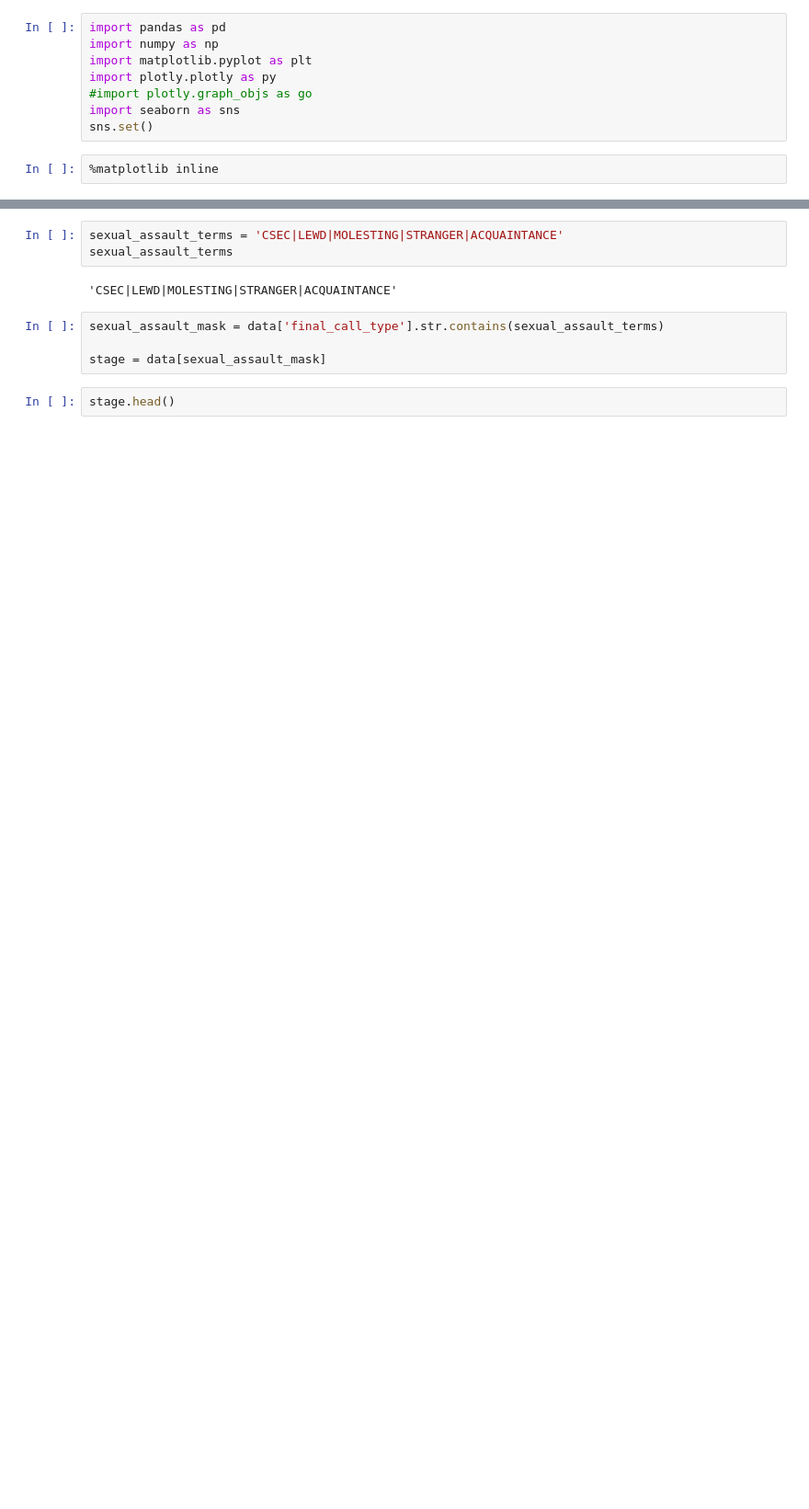
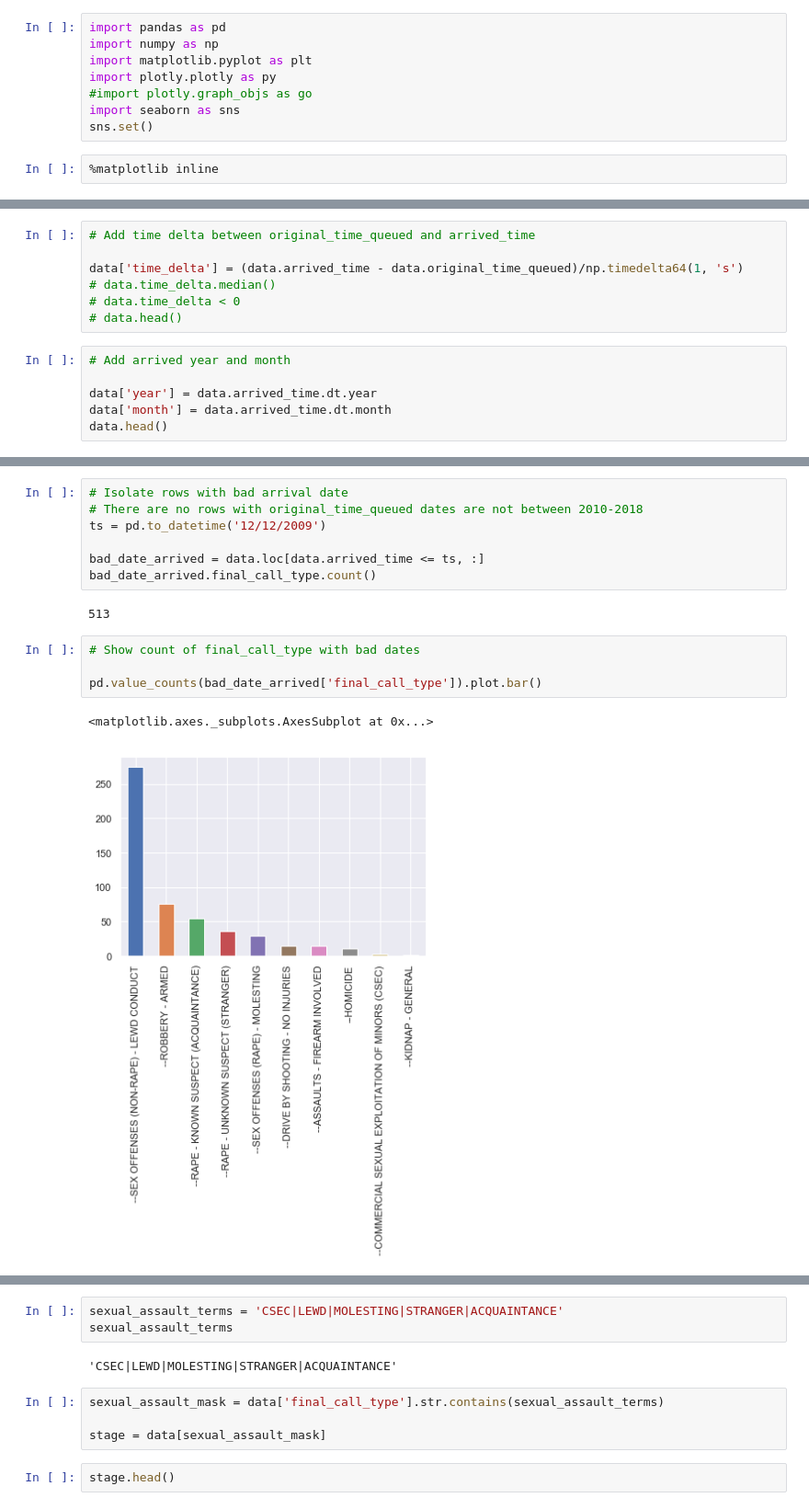
Before and after one commit to teacupwoozy/spd_notebook_archive, a Jupyter notebook: spd_notebook/2010-2018_sexcrimes_violentcrimes.ipynb, the cells around one changed output, grey strips where cells are left out. Shown at 92% size. Cells and saved outputs as stored; diff of their text form; blank space fills up the shorter version.

```diff
--- a/spd_notebook/2010-2018_sexcrimes_violentcrimes.ipynb
+++ b/spd_notebook/2010-2018_sexcrimes_violentcrimes.ipynb
@@ -70,0 +48,13 @@ dtype: int64
+# %%
+# Add time delta between original_time_queued and arrived_time
+
+data['time_delta'] = (data.arrived_time - data.original_time_queued)/np.timedelta64(1, 's')
+# data.time_delta.median()
+# data.time_delta < 0
+# data.head()
+# %%
+# Add arrived year and month
+
+data['year'] = data.arrived_time.dt.year
+data['month'] = data.arrived_time.dt.month
+data.head()
@@ -70,0 +83,16 @@ dtype: int64
+# %%
+# Isolate rows with bad arrival date
+# There are no rows with original_time_queued dates are not between 2010-2018
+ts = pd.to_datetime('12/12/2009')
+
+bad_date_arrived = data.loc[data.arrived_time <= ts, :]
+bad_date_arrived.final_call_type.count()
+# %% [output]
+513
+# %%
+# Show count of final_call_type with bad dates
+
+pd.value_counts(bad_date_arrived['final_call_type']).plot.bar()
+# %% [output]
+<matplotlib.axes._subplots.AxesSubplot at 0x...>
+[figure, added]
```
Also changed, not shown: parts of 23 cells of this notebook.
